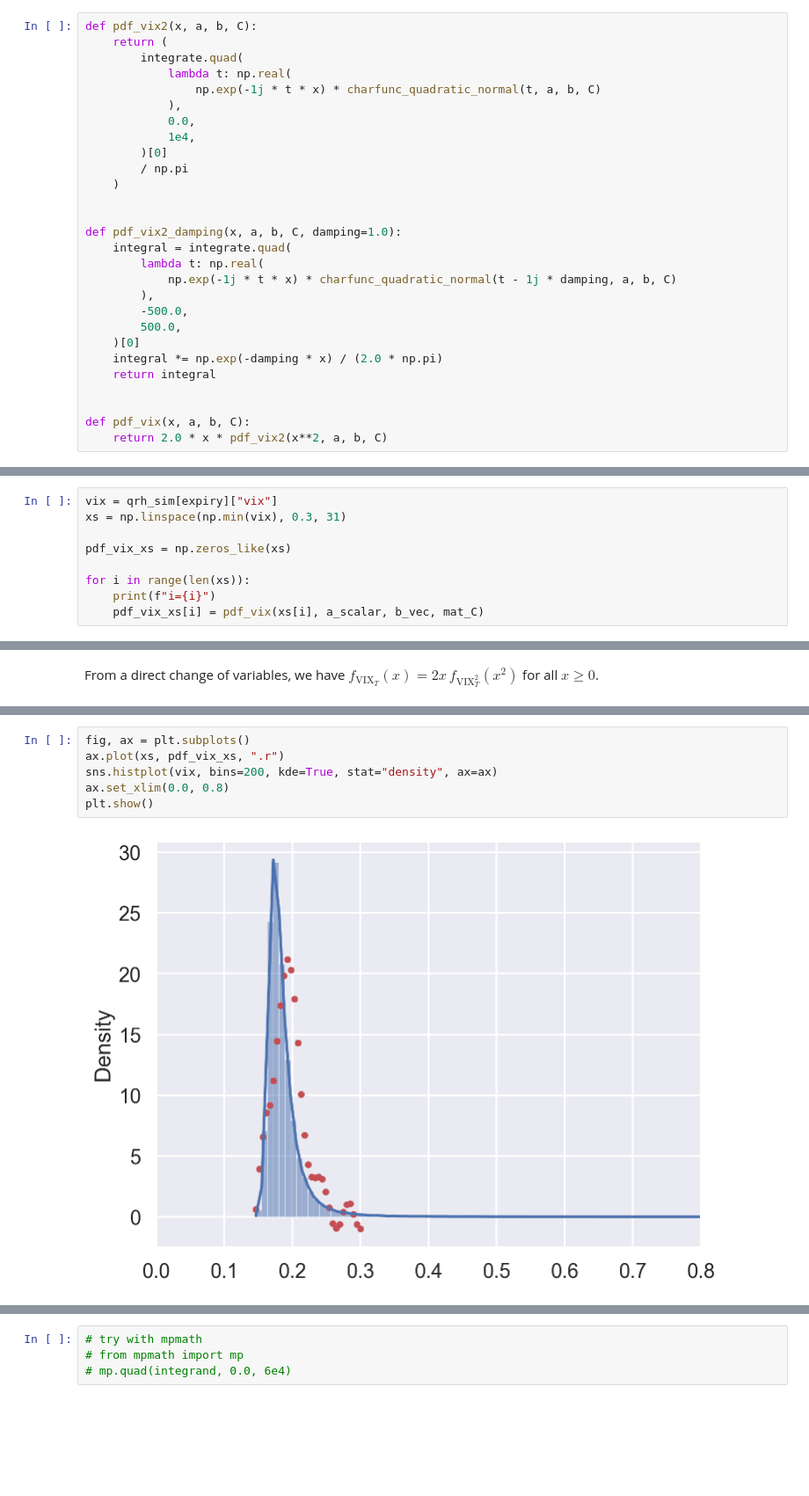
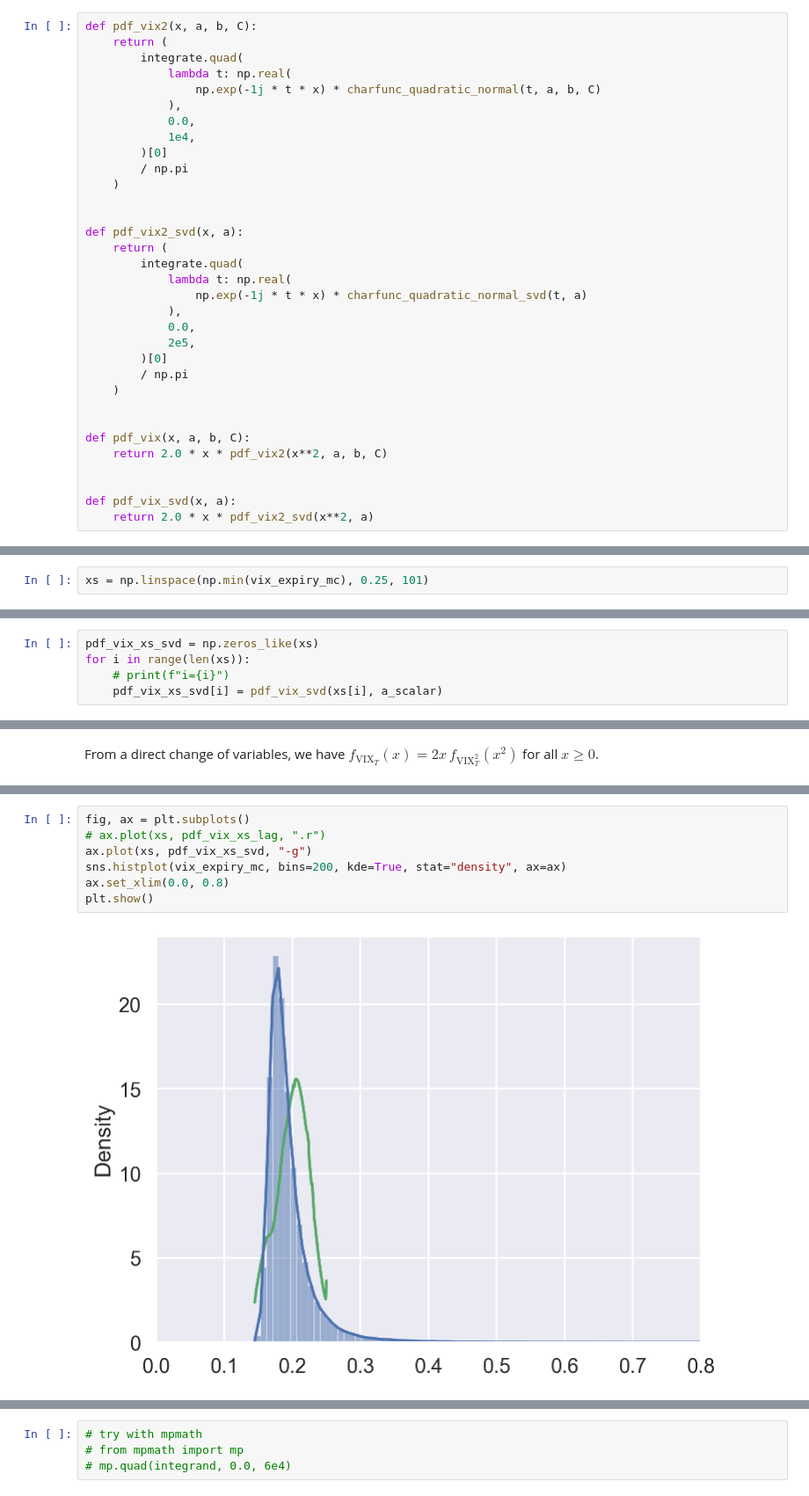
Before and after one commit to jgatheral/QuadraticRoughHeston, a Jupyter notebook: vix_approx.ipynb, the cells around one changed output, grey strips where cells are left out. Shown at 88% size. Drawn from its saved outputs; the diff is of its cells as text; blank space fills up the shorter version.

```diff
--- a/vix_approx.ipynb
+++ b/vix_approx.ipynb
@@ -293,20 +339,25 @@ def pdf_vix2(x, a, b, C):
     )
 
 
-def pdf_vix2_damping(x, a, b, C, damping=1.0):
-    integral = integrate.quad(
-        lambda t: np.real(
-            np.exp(-1j * t * x) * charfunc_quadratic_normal(t - 1j * damping, a, b, C)
-        ),
-        -500.0,
-        500.0,
-    )[0]
-    integral *= np.exp(-damping * x) / (2.0 * np.pi)
-    return integral
+def pdf_vix2_svd(x, a):
+    return (
+        integrate.quad(
+            lambda t: np.real(
+                np.exp(-1j * t * x) * charfunc_quadratic_normal_svd(t, a)
+            ),
+            0.0,
+            2e5,
+        )[0]
+        / np.pi
+    )
 
 
 def pdf_vix(x, a, b, C):
     return 2.0 * x * pdf_vix2(x**2, a, b, C)
+
+
+def pdf_vix_svd(x, a):
+    return 2.0 * x * pdf_vix2_svd(x**2, a)
 # %%
 qrh_sim[expiry]["vix"]
 # %% [output]
@@ -315,9 +366,2 @@ array([0.16258409, 0.19531284, 0.20509409, ..., 0.19906741, 0.18585293,
 # %%
-vix = qrh_sim[expiry]["vix"]
-xs = np.linspace(np.min(vix), 0.3, 31)
-
-pdf_vix_xs = np.zeros_like(xs)
-
-for i in range(len(xs)):
-    print(f"i={i}")
-    pdf_vix_xs[i] = pdf_vix(xs[i], a_scalar, b_vec, mat_C)
+xs = np.linspace(np.min(vix_expiry_mc), 0.25, 101)
@@ -352,0 +373,5 @@ i=30
+# %%
+pdf_vix_xs_svd = np.zeros_like(xs)
+for i in range(len(xs)):
+    # print(f"i={i}")
+    pdf_vix_xs_svd[i] = pdf_vix_svd(xs[i], a_scalar)
@@ -366,8 +402,9 @@ array([ 0.62148964,  3.92276571,  6.5813447 ,  8.55391451,  9.16674011,
 # %%
 fig, ax = plt.subplots()
-ax.plot(xs, pdf_vix_xs, ".r")
-sns.histplot(vix, bins=200, kde=True, stat="density", ax=ax)
+# ax.plot(xs, pdf_vix_xs_lag, ".r")
+ax.plot(xs, pdf_vix_xs_svd, "-g")
+sns.histplot(vix_expiry_mc, bins=200, kde=True, stat="density", ax=ax)
 ax.set_xlim(0.0, 0.8)
 plt.show()
 # %% [output]
-[figure, old version]
+[figure, new version]
```
Also changed, not shown: parts of 45 cells of this notebook.
